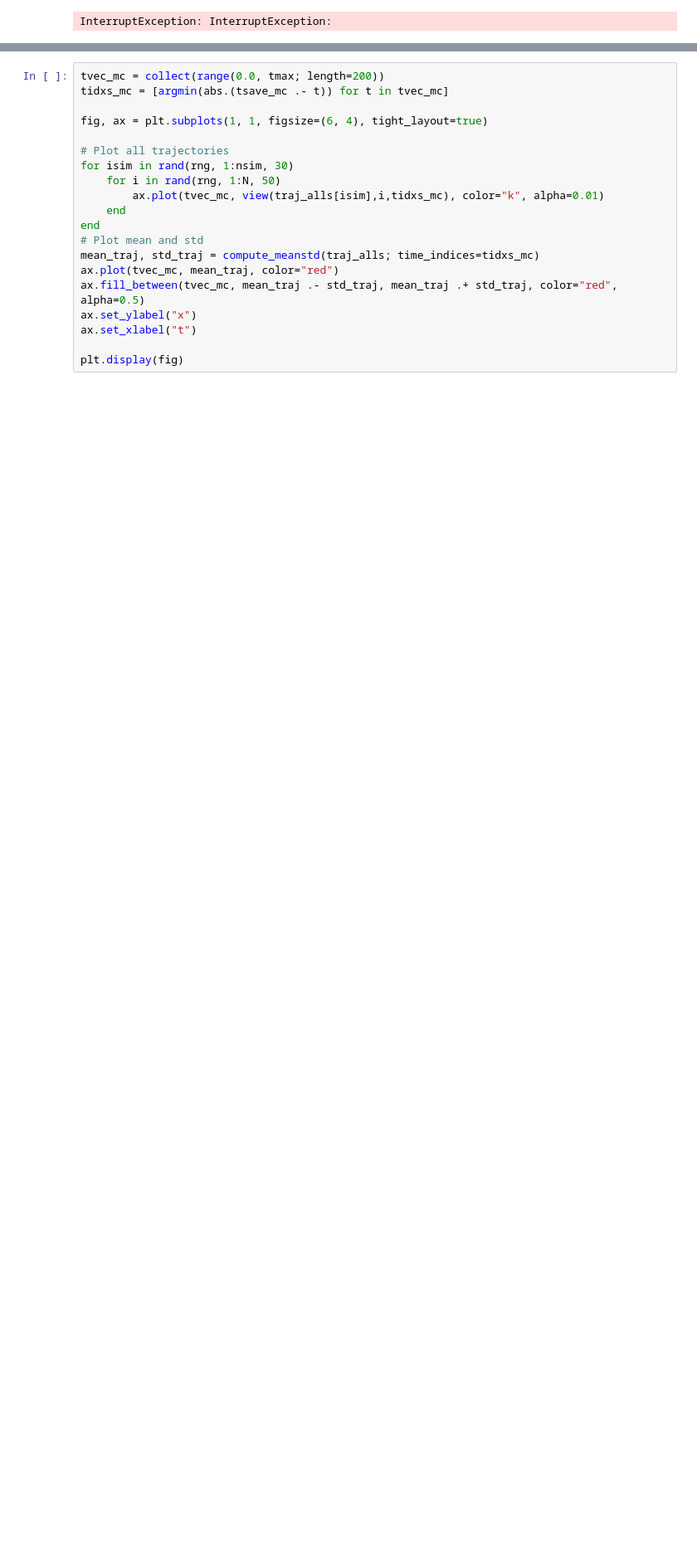
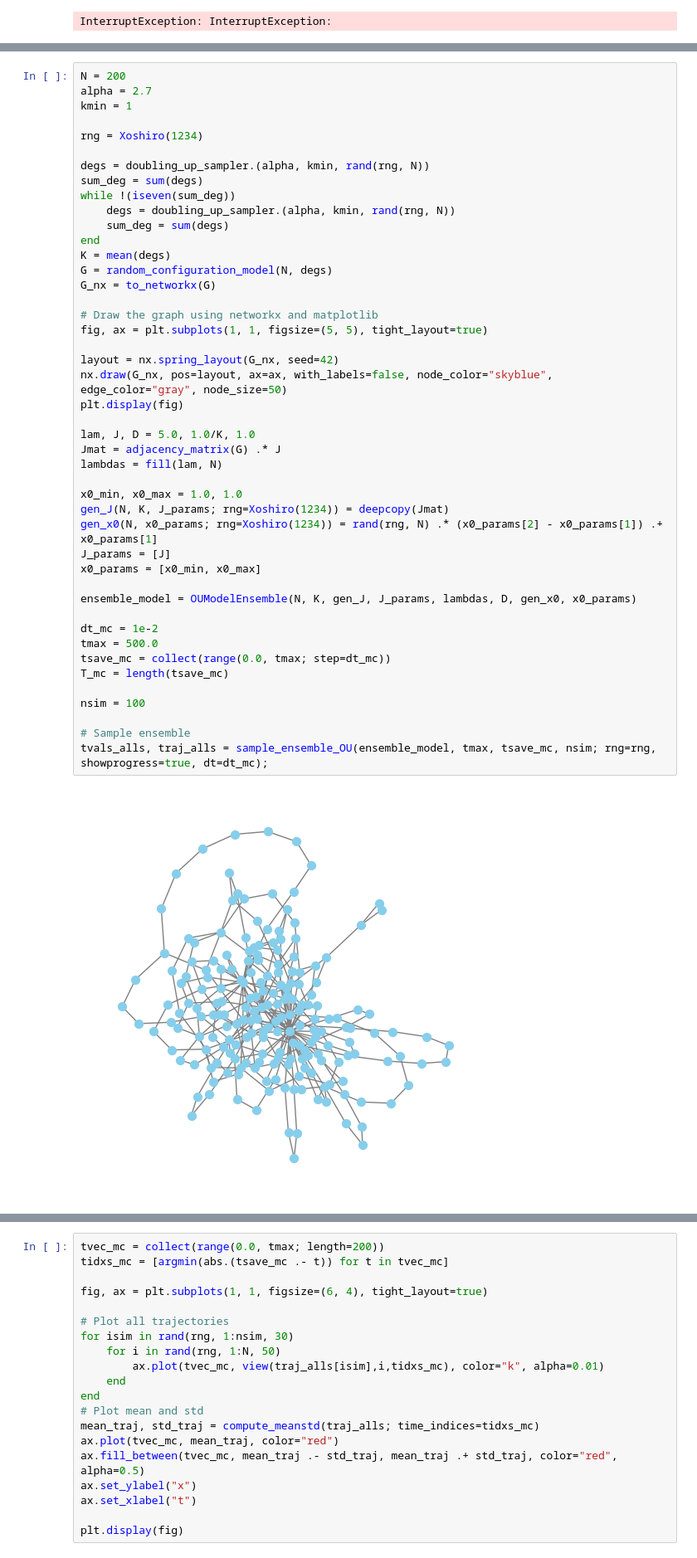
Before and after one commit to Mattiatarabolo/GaussianExpansionCavityMethod.jl, a Jupyter notebook: examples/linear_OrnteinUhlenbeck/test.ipynb, the cells around one changed output, grey strips where cells are left out. Shown: that part at 83% size. Saved outputs shown, nothing was run; the diff lists cells and outputs as text; blank space fills up the shorter version.

```diff
--- a/examples/linear_OrnteinUhlenbeck/test.ipynb
+++ b/examples/linear_OrnteinUhlenbeck/test.ipynb
@@ -112,0 +364,47 @@ InterruptException: InterruptException:
+# %%
+N = 200
+alpha = 2.7
+kmin = 1
+
+rng = Xoshiro(1234)
+
+degs = doubling_up_sampler.(alpha, kmin, rand(rng, N))
+sum_deg = sum(degs)
+while !(iseven(sum_deg))
+    degs = doubling_up_sampler.(alpha, kmin, rand(rng, N))
+    sum_deg = sum(degs)
+end
+K = mean(degs)
+G = random_configuration_model(N, degs)
+G_nx = to_networkx(G)
+
+# Draw the graph using networkx and matplotlib
+fig, ax = plt.subplots(1, 1, figsize=(5, 5), tight_layout=true)
+
+layout = nx.spring_layout(G_nx, seed=42)
+nx.draw(G_nx, pos=layout, ax=ax, with_labels=false, node_color="skyblue", edge_color="gray", node_size=50)
+plt.display(fig)
+
+lam, J, D = 5.0, 1.0/K, 1.0
+Jmat = adjacency_matrix(G) .* J
+lambdas = fill(lam, N)
+
+x0_min, x0_max = 1.0, 1.0
+gen_J(N, K, J_params; rng=Xoshiro(1234)) = deepcopy(Jmat)
+gen_x0(N, x0_params; rng=Xoshiro(1234)) = rand(rng, N) .* (x0_params[2] - x0_params[1]) .+ x0_params[1]
+J_params = [J]
+x0_params = [x0_min, x0_max]
+
+ensemble_model = OUModelEnsemble(N, K, gen_J, J_params, lambdas, D, gen_x0, x0_params)
+
+dt_mc = 1e-2
+tmax = 500.0
+tsave_mc = collect(range(0.0, tmax; step=dt_mc))
+T_mc = length(tsave_mc)
+
+nsim = 100
+
+# Sample ensemble
+tvals_alls, traj_alls = sample_ensemble_OU(ensemble_model, tmax, tsave_mc, nsim; rng=rng, showprogress=true, dt=dt_mc);
+# %% [output]
+[figure, added]
```
Also changed, not shown: parts of 61 cells of this notebook, 5 other files.
